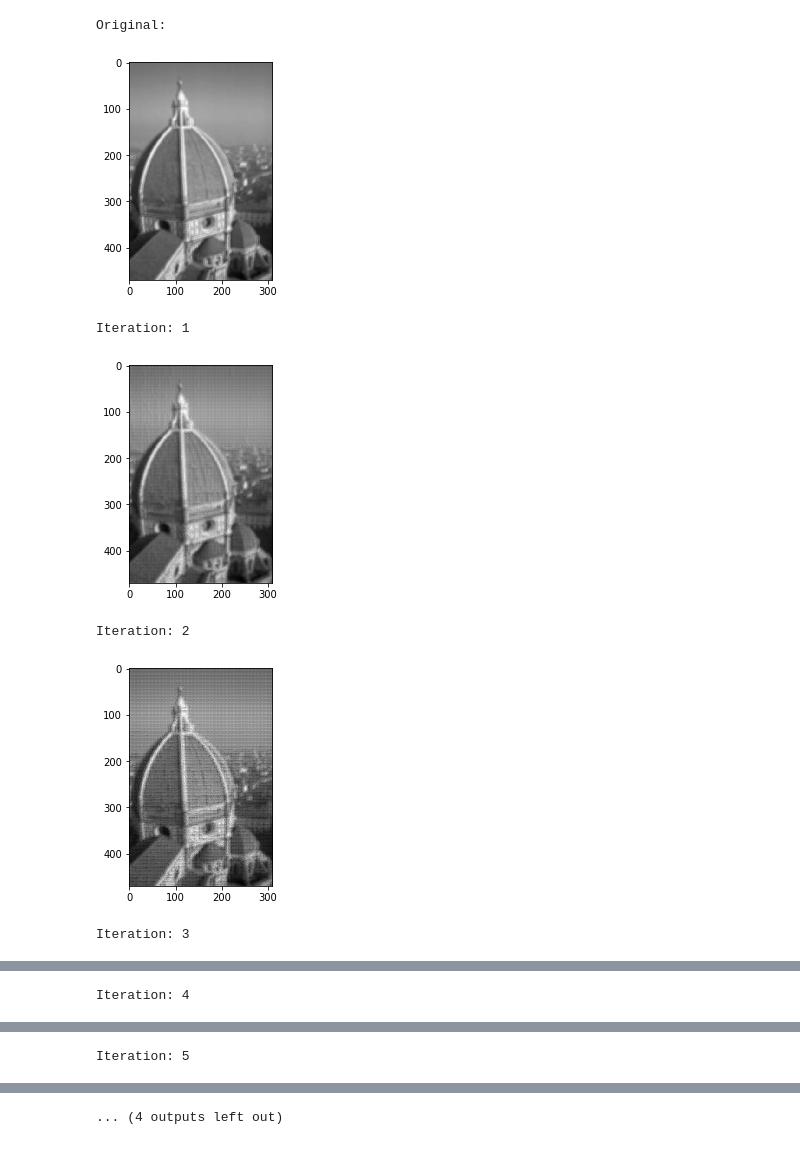
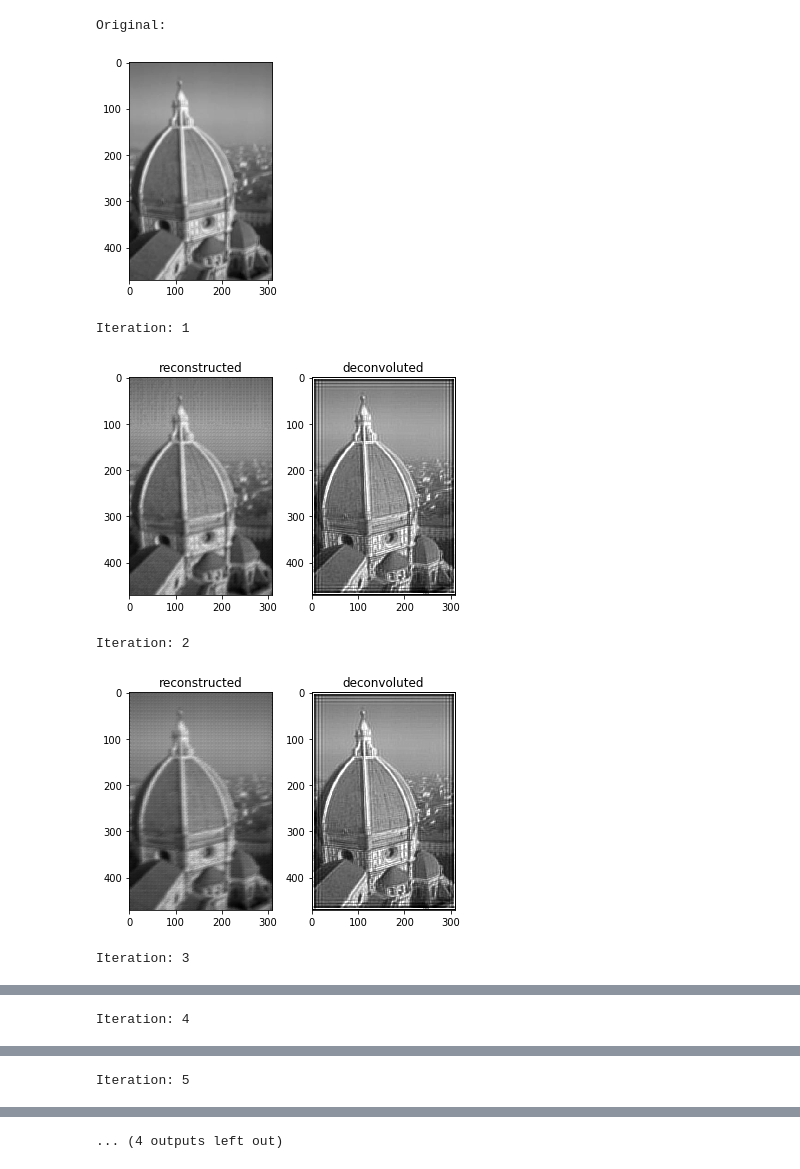
Before and after one commit to jonathanho261/Single-Image-Deblurring, a Jupyter notebook: Deblur.ipynb, the cells around one changed output, grey strips where cells are left out. Cells and saved outputs as stored; diff of their text form; code cells hidden in the pictures.

```diff
--- a/Deblur.ipynb
+++ b/Deblur.ipynb
@@ -141,6 +108,16 @@ def direct_sparse(img, D, kernel, num_patches, skip):
     return unblur_img, D_next, Alpha
 # %%
 def estimate_kernel(blur_img, I, kernel_size, lambda_=5):
+    """
+    @brief      Estimate the blur kernel by solving with Tikhonov regularization
+
+    @param      blur_img    blurred image that we are trying to deblur
+    @param      I           Richardson-Lucy reconstructed image
+    @param      kernel_size desired size of the kernel
+    @param      lambda      Tikhonov constant
+
+    @return     updated kernel of size (kernel_size, kernel_size)
+    """
     # count number of patches
     im_h, im_w = blur_img.shape[0], blur_img.shape[1]
     k = kernel_size*kernel_size
@@ -166,15 +143,25 @@ def estimate_kernel(blur_img, I, kernel_size, lambda_=5):
     kernel_next = np.matmul(np.linalg.inv(Tikhonov), np.matmul(A.T, B))
 
     # renormalize kernel
-    kernel_next = np.clip(kernel_next, 0., None)
     kernel_next /= np.sum(kernel_next.reshape(-1))
-
     return kernel_next
 # %%
-def deblur(blur_img, kernel_size=7, patch_size=12, iters=6, start_loc=(0,0), blur_strength = 0.4, skip=(3,3)):
+def deblur(blur_img, kernel_size=7, patch_size=12, iters=6, blur_strength = 0.4, skip=(3,3)):
+    """
+    @brief      Deblur a single image with adapative dictionary learning. Algorithm described
+                by Hu et al. 2010.
+
+    @param      blur_img      blurred image that we are trying to deblur
+    @param      kernel_size   desired size of the kernel
+    @param      patch_size    tuple containing desired patch dimensions
+    @param      iters         number of iterations to do
+    @param      blur_strength desired gaussian blur on the intial kernel
+    @param      skip          tuple containing number of pixels to skip in between patches
+
+    @return     Richardson-Lucy reconstructed image (blur_img.shape),
+                final estimated kernel (kernel_size x kernel_size)
+    """
     kernel = matlab_style_gauss2D((kernel_size, kernel_size), blur_strength)
-    patch = blur_img[start_loc[0]:start_loc[0]+patch_size, start_loc[0]:patch_size]
-
 
     n = patch_size**2
     m = 10*n
@@ -188,46 +175,47 @@ def deblur(blur_img, kernel_size=7, patch_size=12, iters=6, start_loc=(0,0), blu
     I = blur_img
 
     for t in range(iters):
-        prev_img = I
-
-        I, D, Alpha = direct_sparse(I, D, kernel, num_patches, skip)
+        I, D, Alpha = direct_sparse(blur_img, D, kernel, num_patches, skip)
         kernel = estimate_kernel(blur_img, I, kernel_size)
 
         print('Iteration: {}'.format(t+1))
-        plt.imshow(I, cmap='gray')
+        f, axis = plt.subplots(1,2)
+        deconvoluted = restoration.richardson_lucy(blur_img, kernel)
+        axis[0].imshow(I*255., cmap='gray')
+        axis[0].set_title('reconstructed')
+        axis[1].imshow(deconvoluted, cmap='gray')
+        axis[1].set_title('deconvoluted')
         plt.show()
 
     return I, kernel
 # %%
 blur_img_name = 'blurred'
 blur_img_path = 'data/' + blur_img_name
 blur_img = cv2.cvtColor(cv2.imread(blur_img_path + '.jpg'), cv2.COLOR_BGRA2GRAY).astype('double') / 255.0
-# blur_img = blur_img[::4, ::4] + blur_img[1::4, ::4] + blur_img[::4, 1::4] + blur_img[1::4, 1::4]
 
 print('Original: ')
 plt.imshow(blur_img, cmap='gray')
 plt.show()
 
-kernel_size   = 5
+kernel_size   = 7
 patch_size    = 7
 iters         = 10
-start_loc     = (0,0)
 blur_strength = 0.4
 skip          = (3,3)
 
 deblur_img, kernel = deblur(blur_img, kernel_size=kernel_size, patch_size=patch_size, skip=skip)
 
 output_img = restoration.richardson_lucy(blur_img, kernel)
 plt.imshow(output_img, cmap='gray')
 plt.show()
 
 deblur_img_path = 'output/' + blur_img_name
 cv2.imwrite(deblur_img_path + '.jpg', output_img*255.)
 # %% [output]
 Original:
 [figure]
 Iteration: 1
-[figure, old version]
+[figure, new version]
 Iteration: 2
-[figure, old version]
+[figure, new version]
 Iteration: 3
```
Also changed, not shown: parts of 6 cells of this notebook.
